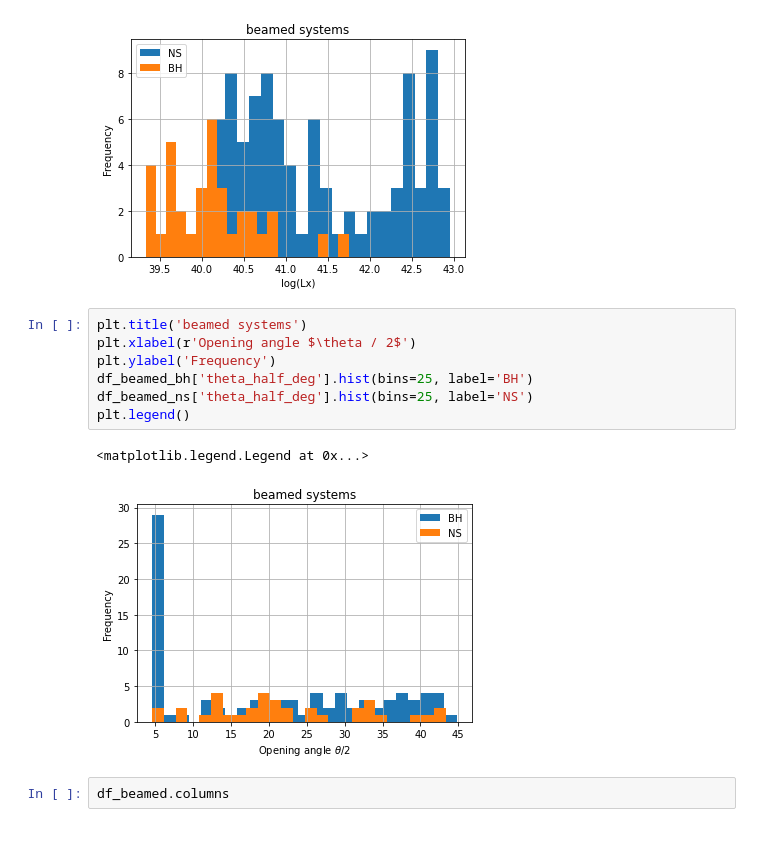
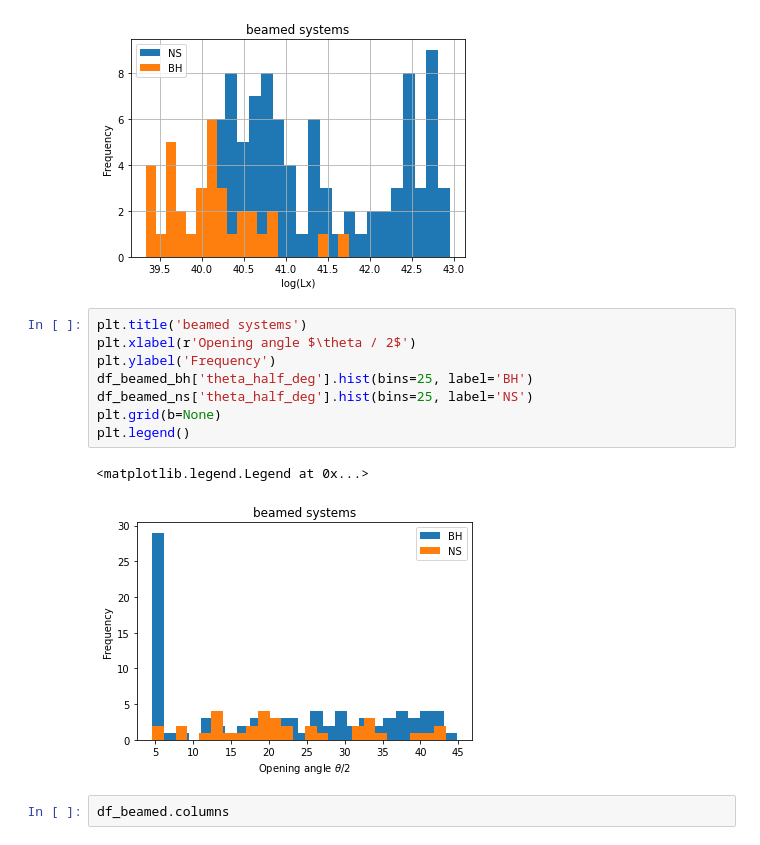
Before and after one commit to nx1/ulx_pop, a Jupyter notebook: notebooks/df_systems.ipynb, the cells around one changed output. Drawn from its saved outputs; the diff is of its cells as text.

```diff
--- a/notebooks/df_systems.ipynb
+++ b/notebooks/df_systems.ipynb
@@ -160,13 +160,14 @@ plt.legend()
 # %%
 plt.title('beamed systems')
 plt.xlabel(r'Opening angle $\theta / 2$')
 plt.ylabel('Frequency')
 df_beamed_bh['theta_half_deg'].hist(bins=25, label='BH')
 df_beamed_ns['theta_half_deg'].hist(bins=25, label='NS')
+plt.grid(b=None)
 plt.legend()
 # %% [output]
 <matplotlib.legend.Legend at 0x...>
-[figure, old version]
+[figure, new version]
 # %%
 df_beamed.columns
 # %% [output]
```
Also changed, not shown: parts of 2 cells of this notebook, 7 other files.
